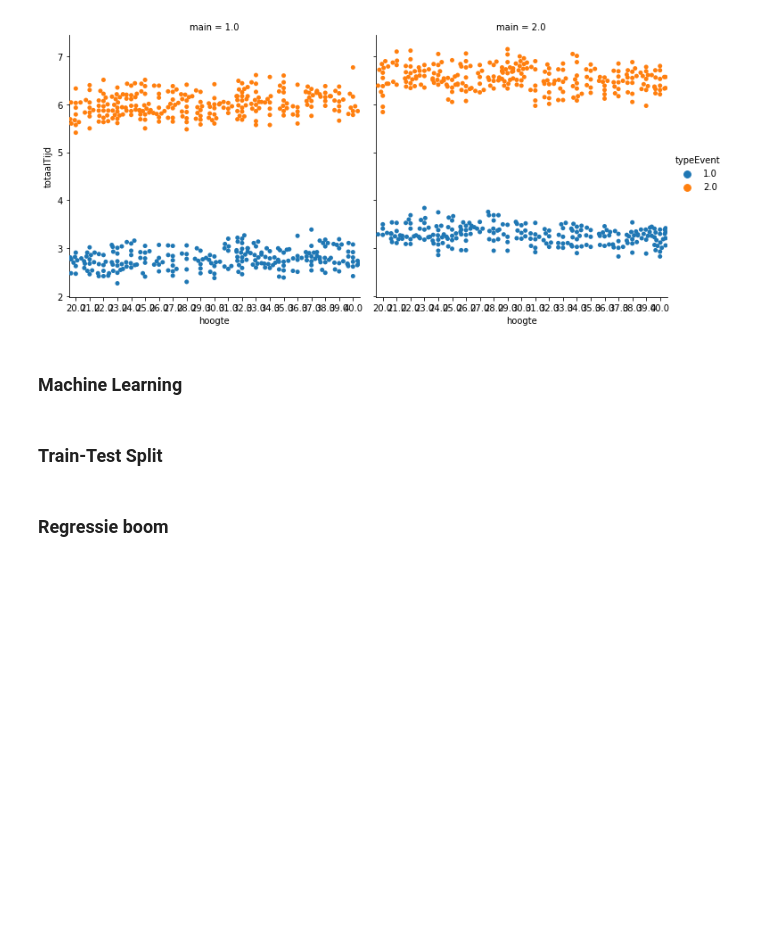
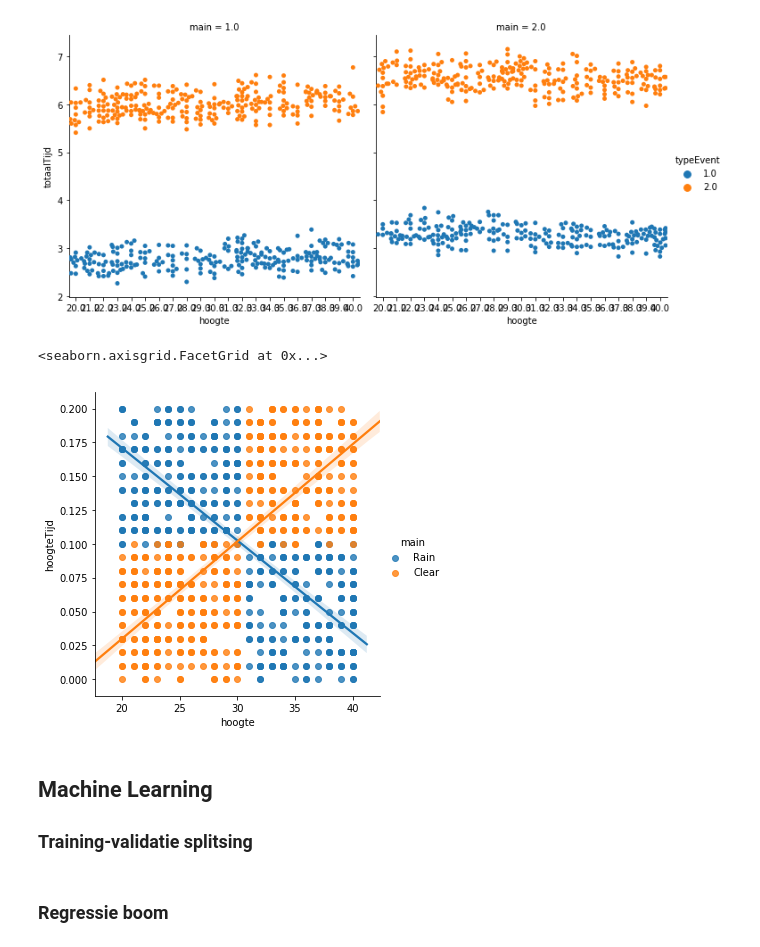
Before and after one commit to DaveBueds/thesis, a Jupyter notebook: scripts/RegTree.ipynb, the cells around one changed output. Saved outputs shown, nothing was run; the diff lists cells and outputs as text; code cells hidden in the pictures; blank space fills up the shorter version.

```diff
--- a/scripts/RegTree.ipynb
+++ b/scripts/RegTree.ipynb
@@ -164,5 +172,17 @@ sns.catplot(x="hoogte", y="totaalTijd", hue="typeEvent", col="main",kind="swarm"
 [figure]
 [figure]
 [figure]
+# %%
+dt = pd.read_csv('data/thesis_tijden.csv',sep=';', header=0)
+#dt['main'][dt['main'] == 'Clear'] = 1
+#dt['main'][dt['main'] == 'Rain'] = 2
+
+dt_tijden = pdml.ModelFrame(dt.copy(), target='totaalTijd')
+#dt_hoogte = dt_tijden.loc[dt_tijden['main'] == 1]
+sns.lmplot(x="hoogte", y="hoogteTijd", hue="main",data=dt_tijden)
+# %% [output]
+<seaborn.axisgrid.FacetGrid at 0x...>
+[figure, added]
 # %% [markdown]
-### Machine Learning
+## Machine Learning
+### Training-validatie splitsing
@@ -176,5 +189,3 @@ sns.catplot(x="hoogte", y="totaalTijd", hue="typeEvent", col="main",kind="swarm"
-# %% [markdown]
-### Train-Test Split
 # %%
 # create training and testing vars
 X = df.drop('totaalTijd', axis=1)
```
Also changed, not shown: parts of 17 cells of this notebook, 19 other files.
